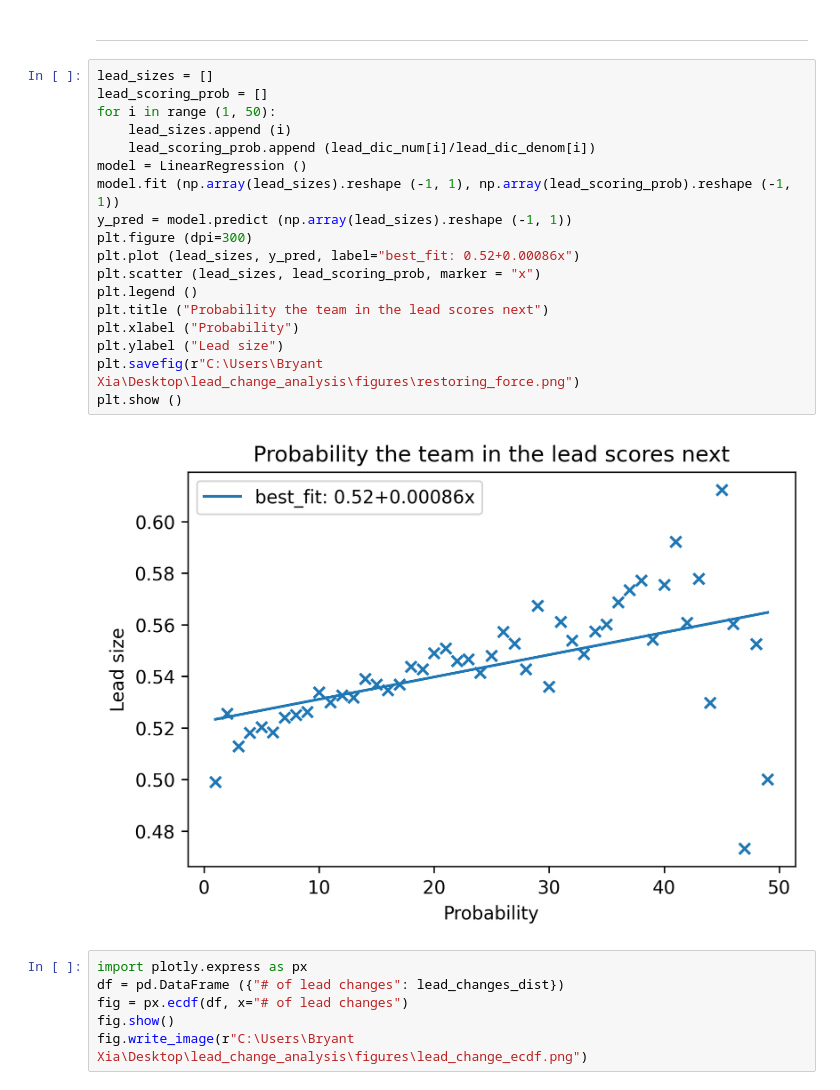
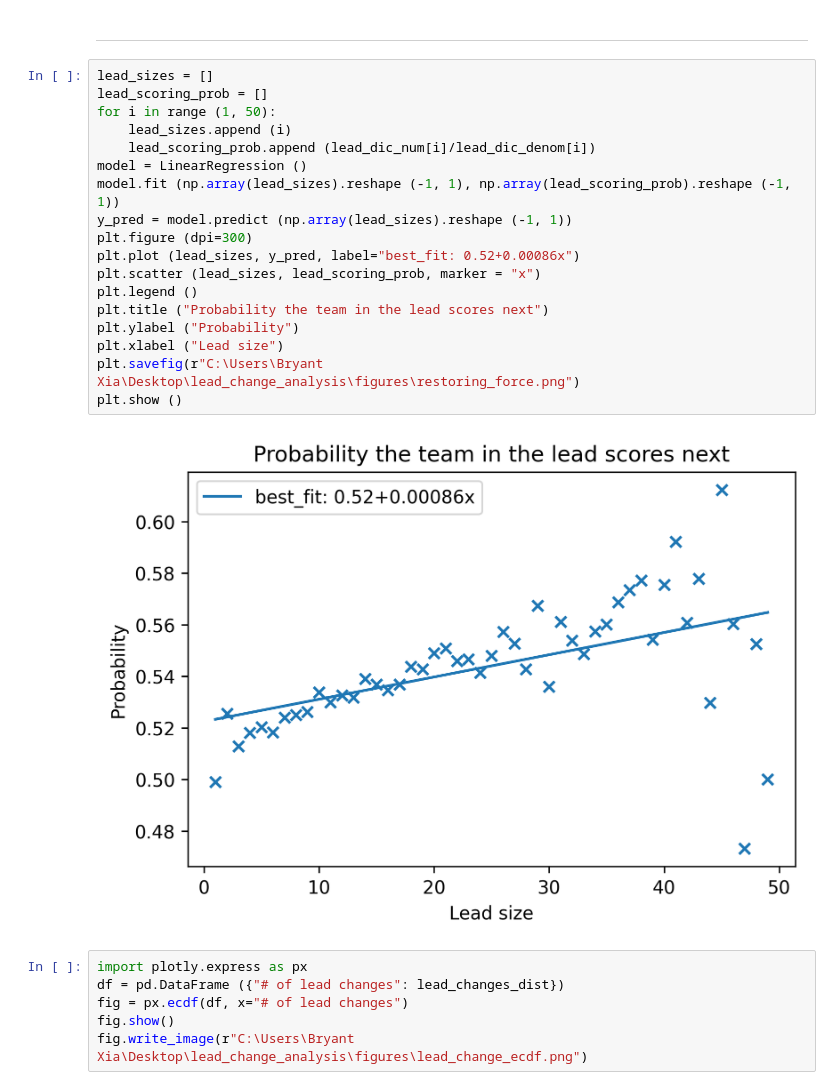
Before and after one commit to bryantx22/nba_random_walk, a Jupyter notebook: pbp_games/scoring_rate_and_dist.ipynb, the cells around one changed output. Saved outputs shown, nothing was run; the diff lists cells and outputs as text.

```diff
--- a/pbp_games/scoring_rate_and_dist.ipynb
+++ b/pbp_games/scoring_rate_and_dist.ipynb
@@ -360,23 +360,23 @@ print (lead_dic_denom)
 # %%
 lead_sizes = []
 lead_scoring_prob = []
 for i in range (1, 50):
     lead_sizes.append (i)
     lead_scoring_prob.append (lead_dic_num[i]/lead_dic_denom[i])
 model = LinearRegression ()
 model.fit (np.array(lead_sizes).reshape (-1, 1), np.array(lead_scoring_prob).reshape (-1, 1))
 y_pred = model.predict (np.array(lead_sizes).reshape (-1, 1))
 plt.figure (dpi=300)
 plt.plot (lead_sizes, y_pred, label="best_fit: 0.52+0.00086x")
 plt.scatter (lead_sizes, lead_scoring_prob, marker = "x")
 plt.legend ()
 plt.title ("Probability the team in the lead scores next")
-plt.xlabel ("Probability")
-plt.ylabel ("Lead size")
+plt.ylabel ("Probability")
+plt.xlabel ("Lead size")
 plt.savefig(r"C:\Users\Bryant Xia\Desktop\lead_change_analysis\figures\restoring_force.png")
 plt.show ()
 # %% [output]
-[figure, old version]
+[figure, new version]
 # %%
 import plotly.express as px
 df = pd.DataFrame ({"# of lead changes": lead_changes_dist})
```
Also changed, not shown: 2 other files.
